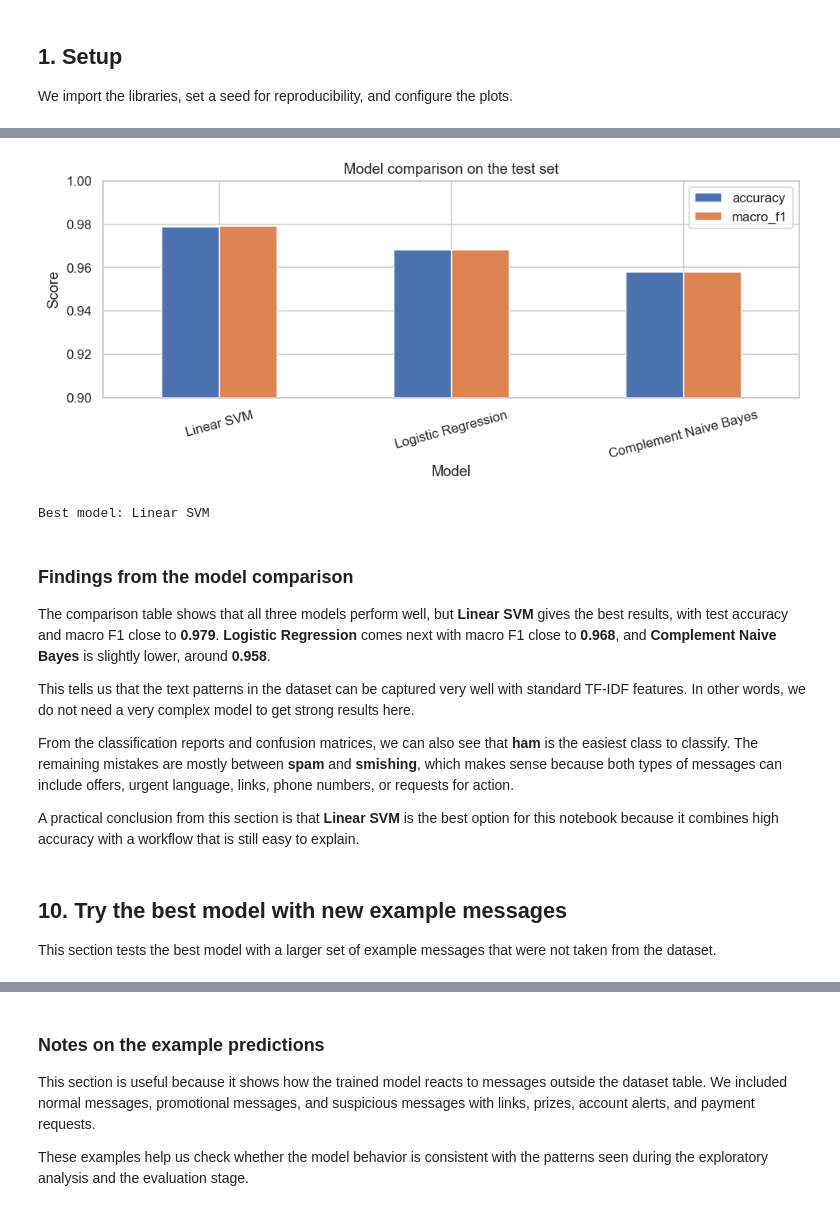
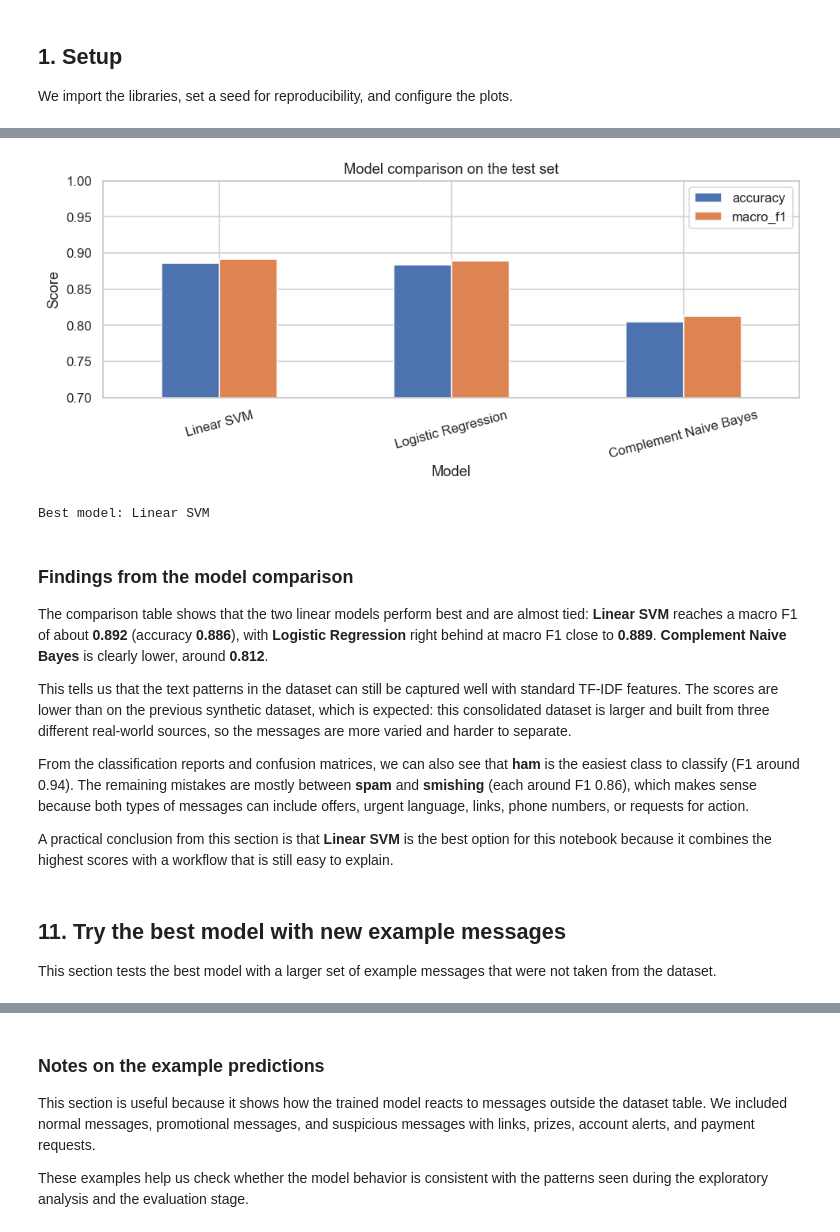
Before and after one commit to GabrielEdid/Proyecto_IA_8vo, a Jupyter notebook: notebooks/sms_classification.ipynb, the cells around one changed output, grey strips where cells are left out. Drawn from its saved outputs; the diff is of its cells as text; code cells hidden in the pictures.

Commit message:
Se mejoro el modelo sustancialmente con datos mas reales

```diff
--- a/notebooks/sms_classification.ipynb
+++ b/notebooks/sms_classification.ipynb
@@ -70,8 +228,8 @@ plt.rcParams['figure.dpi'] = 110
 The file contains the message text, its label, and three binary columns that indicate whether the original message contains a URL, email, or phone number.
 # %%
 possible_paths = [
-    Path('../data/Dataset_10191.csv'),
-    Path('data/Dataset_10191.csv'),
+    Path('../data/Dataset_consolidated.csv'),
+    Path('data/Dataset_consolidated.csv'),
 ] # depending on how you run the notebook, the dataset relative loation may be different
 
 DATA_PATH = None
@@ -81,7 +239,7 @@ for candidate in possible_paths:
         break
 
 if DATA_PATH is None:
-    raise FileNotFoundError('Dataset_10191.csv was not found.')
+    raise FileNotFoundError('Dataset_consolidated.csv was not found.')
 
 # Read the CSV file into a pandas DataFrame.
 df = pd.read_csv(DATA_PATH)
@@ -441,30 +599,30 @@ plt.show()
 # %%
 ax = results_df.plot(kind='bar', x='model', y=['accuracy', 'macro_f1'], figsize=(9, 4))
 ax.set_title('Model comparison on the test set')
 ax.set_xlabel('Model')
 ax.set_ylabel('Score')
-ax.set_ylim(0.90, 1.00)
+ax.set_ylim(0.70, 1.00)
 plt.xticks(rotation=15)
 plt.tight_layout()
 plt.show()
 
 best_model_name = results_df.iloc[0]['model']
 print('Best model:', best_model_name)
 # %% [output]
-[figure, old version]
+[figure, new version]
 Best model: Linear SVM
 # %% [markdown]
 ### Findings from the model comparison
 
-The comparison table shows that all three models perform well, but **Linear SVM** gives the best results, with test accuracy and macro F1 close to **0.979**. **Logistic Regression** comes next with macro F1 close to **0.968**, and **Complement Naive Bayes** is slightly lower, around **0.958**.
+The comparison table shows that the two linear models perform best and are almost tied: **Linear SVM** reaches a macro F1 of about **0.892** (accuracy **0.886**), with **Logistic Regression** right behind at macro F1 close to **0.889**. **Complement Naive Bayes** is clearly lower, around **0.812**.
 
-This tells us that the text patterns in the dataset can be captured very well with standard TF-IDF features. In other words, we do not need a very complex model to get strong results here.
+This tells us that the text patterns in the dataset can still be captured well with standard TF-IDF features. The scores are lower than on the previous synthetic dataset, which is expected: this consolidated dataset is larger and built from three different real-world sources, so the messages are more varied and harder to separate.
 
-From the classification reports and confusion matrices, we can also see that **ham** is the easiest class to classify. The remaining mistakes are mostly between **spam** and **smishing**, which makes sense because both types of messages can include offers, urgent language, links, phone numbers, or requests for action.
+From the classification reports and confusion matrices, we can also see that **ham** is the easiest class to classify (F1 around 0.94). The remaining mistakes are mostly between **spam** and **smishing** (each around F1 0.86), which makes sense because both types of messages can include offers, urgent language, links, phone numbers, or requests for action.
 
-A practical conclusion from this section is that **Linear SVM** is the best option for this notebook because it combines high accuracy with a workflow that is still easy to explain.
+A practical conclusion from this section is that **Linear SVM** is the best option for this notebook because it combines the highest scores with a workflow that is still easy to explain.
 # %% [markdown]
-## 10. Try the best model with new example messages
+## 11. Try the best model with new example messages
 
 This section tests the best model with a larger set of example messages that were not taken from the dataset.
 # %%
```
Also changed, not shown: parts of 23 cells of this notebook, 7 other files.
